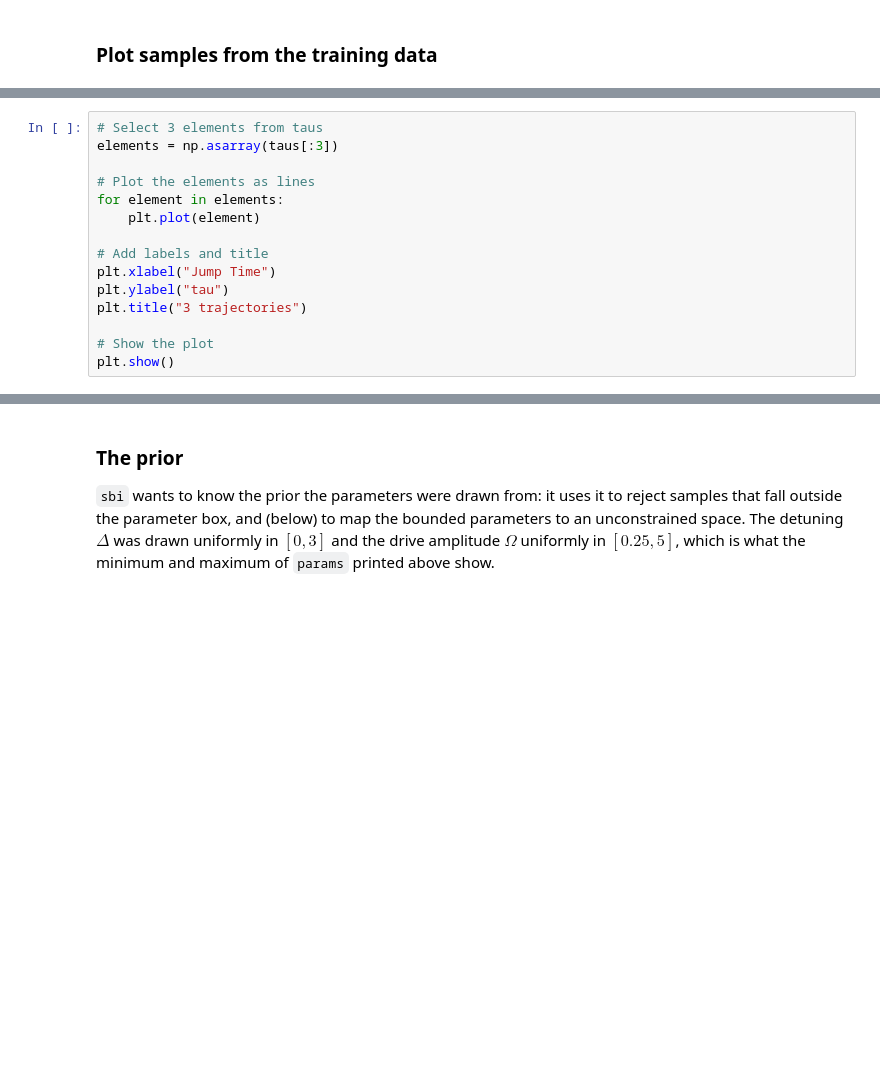
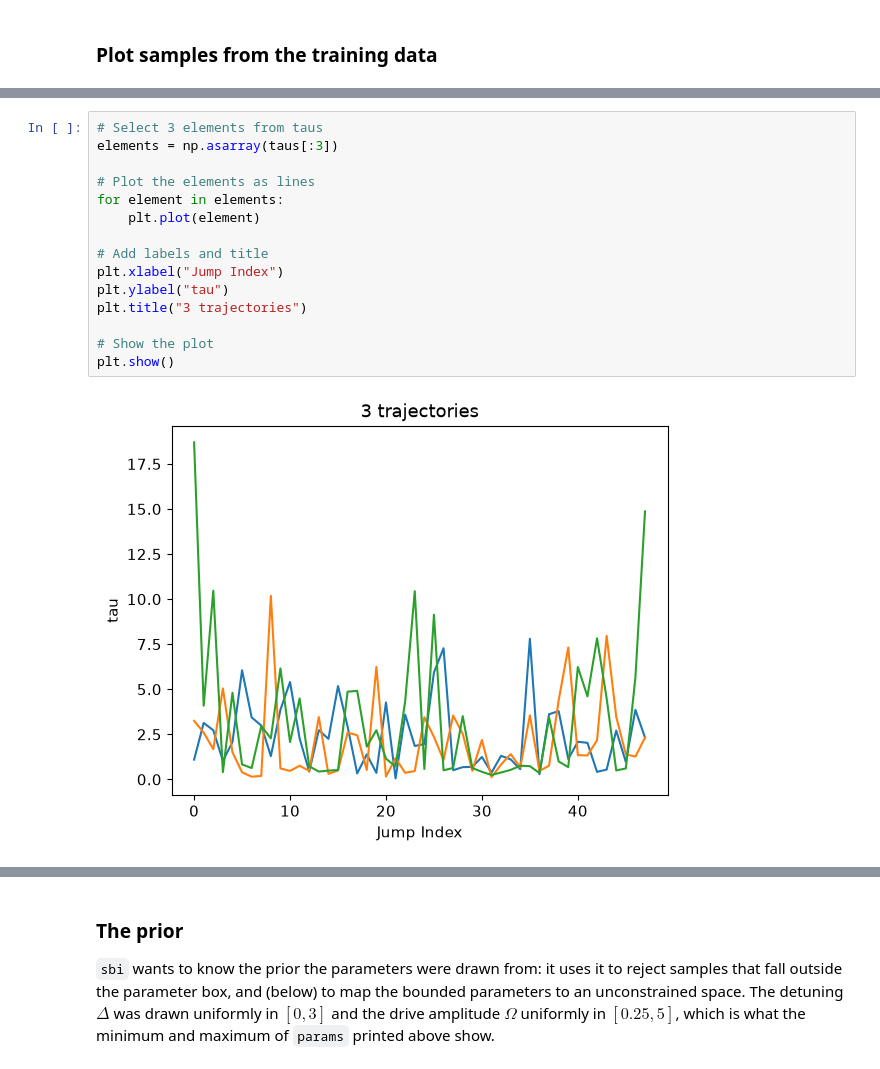
Before and after one commit to CarlosSMWolff/ParamEst-NN, a Jupyter notebook: notebooks/4-NPE.ipynb, the cells around one changed output, grey strips where cells are left out. Cells and saved outputs as stored; diff of their text form; blank space fills up the shorter version.

```diff
--- a/notebooks/4-NPE.ipynb
+++ b/notebooks/4-NPE.ipynb
@@ -84,18 +97,20 @@ plt.show()
 # %%
 # Select 3 elements from taus
 elements = np.asarray(taus[:3])
 
 # Plot the elements as lines
 for element in elements:
     plt.plot(element)
 
 # Add labels and title
-plt.xlabel("Jump Time")
+plt.xlabel("Jump Index")
 plt.ylabel("tau")
 plt.title("3 trajectories")
 
 # Show the plot
 plt.show()
+# %% [output]
+[figure, added]
 # %%
 element_index = 0  # Index of the element in taus
 element = np.asarray(taus[element_index])  # Get the element from taus
```
Also changed, not shown: parts of 35 cells of this notebook, 3 other files.
